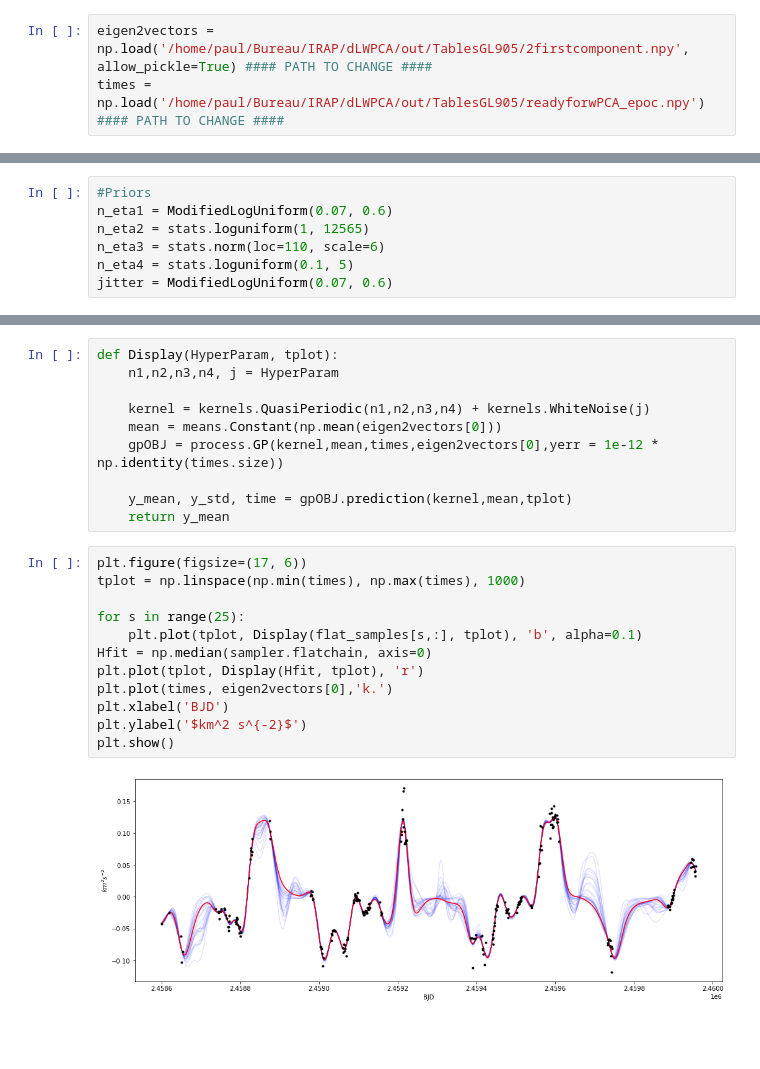
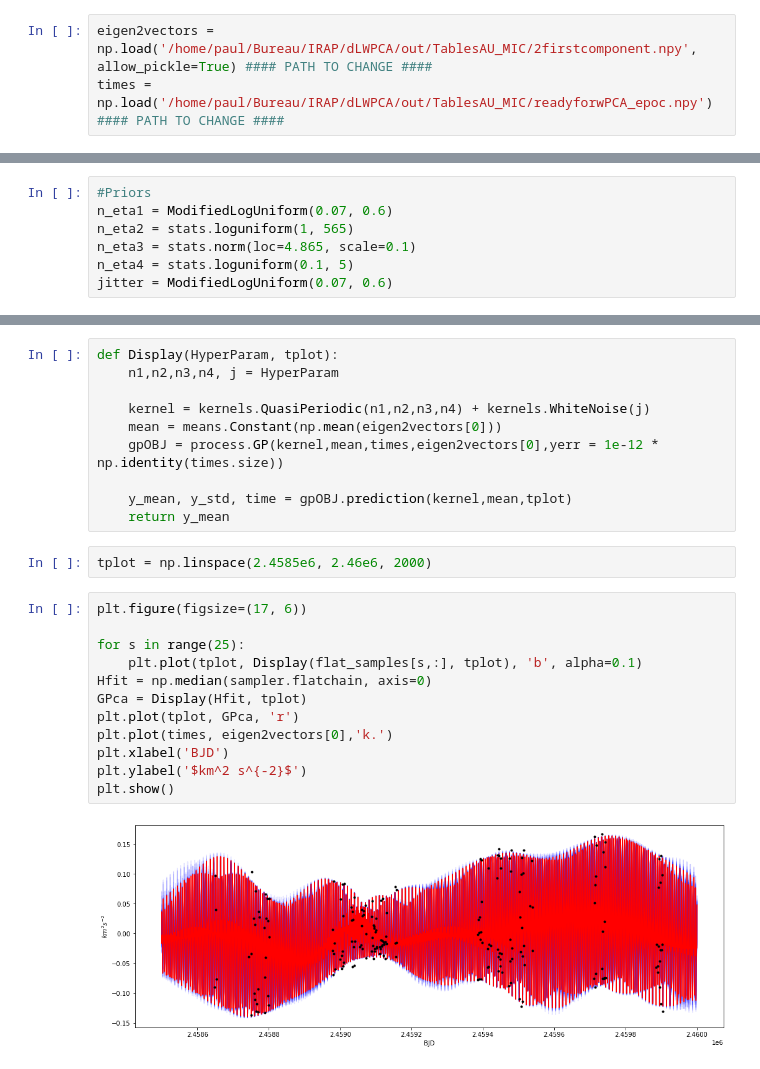
Before and after one commit to Paul-Charpentier/SPCAndie, a Jupyter notebook: GwPCA_Template.ipynb, the cells around one changed output, grey strips where cells are left out. Saved outputs shown, nothing was run; the diff lists cells and outputs as text; blank space fills up the shorter version.

```diff
--- a/GwPCA_Template.ipynb
+++ b/GwPCA_Template.ipynb
@@ -31,8 +31,8 @@ WARNING (theano.tensor.blas): Using NumPy C-API based implementation for BLAS fu
 # %% [markdown]
 ## Load 2 first componant
 # %%
-eigen2vectors = np.load('/home/paul/Bureau/IRAP/dLWPCA/out/TablesGL905/2firstcomponent.npy', allow_pickle=True) #### PATH TO CHANGE ####
-times = np.load('/home/paul/Bureau/IRAP/dLWPCA/out/TablesGL905/readyforwPCA_epoc.npy')                          #### PATH TO CHANGE ####
+eigen2vectors = np.load('/home/paul/Bureau/IRAP/dLWPCA/out/TablesAU_MIC/2firstcomponent.npy', allow_pickle=True) #### PATH TO CHANGE ####
+times = np.load('/home/paul/Bureau/IRAP/dLWPCA/out/TablesAU_MIC/readyforwPCA_epoc.npy')                          #### PATH TO CHANGE ####
 # %%
 plt.figure(figsize=(17, 6))
 plt.plot(times, eigen2vectors[0], 'b.', label='1st')
@@ -139,8 +139,8 @@ $Jitter : \mathcal{MLU}\left( y_\sigma , 2 \times y_{ptp} \right)$
 # %%
 #Priors
 n_eta1 = ModifiedLogUniform(0.07, 0.6)
-n_eta2 = stats.loguniform(1, 12565)
-n_eta3 = stats.norm(loc=110, scale=6)
+n_eta2 = stats.loguniform(1, 565)
+n_eta3 = stats.norm(loc=4.865, scale=0.1)
 n_eta4 = stats.loguniform(0.1, 5)
 jitter = ModifiedLogUniform(0.07, 0.6)
 # %%
@@ -222,19 +226,21 @@ def Display(HyperParam, tplot):
 
     y_mean, y_std, time = gpOBJ.prediction(kernel,mean,tplot)
     return y_mean
+# %%
+tplot = np.linspace(2.4585e6, 2.46e6, 2000)
 # %%
 plt.figure(figsize=(17, 6))
-tplot = np.linspace(np.min(times), np.max(times), 1000)
 
 for s in range(25):
     plt.plot(tplot, Display(flat_samples[s,:], tplot), 'b', alpha=0.1)
 Hfit = np.median(sampler.flatchain, axis=0)
-plt.plot(tplot, Display(Hfit, tplot), 'r')
+GPca = Display(Hfit, tplot)
+plt.plot(tplot, GPca, 'r')
 plt.plot(times, eigen2vectors[0],'k.')
 plt.xlabel('BJD')
 plt.ylabel('$km^2 s^{-2}$')
 plt.show()
 # %% [output]
-[figure, old version]
+[figure, new version]
 # %%
 plt.figure(figsize=(17, 6))
```
Also changed, not shown: parts of 80 cells of this notebook.
